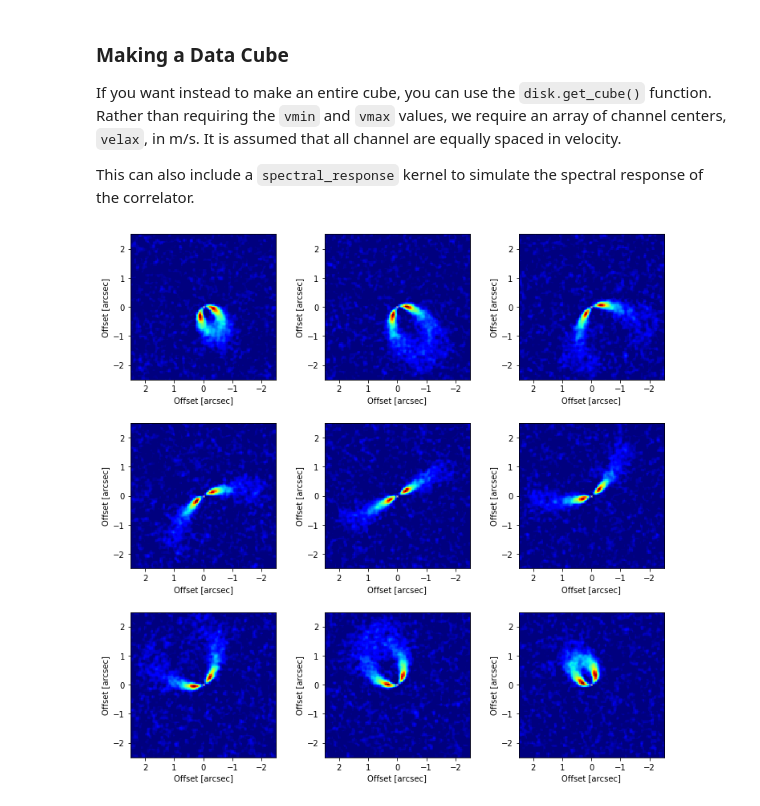
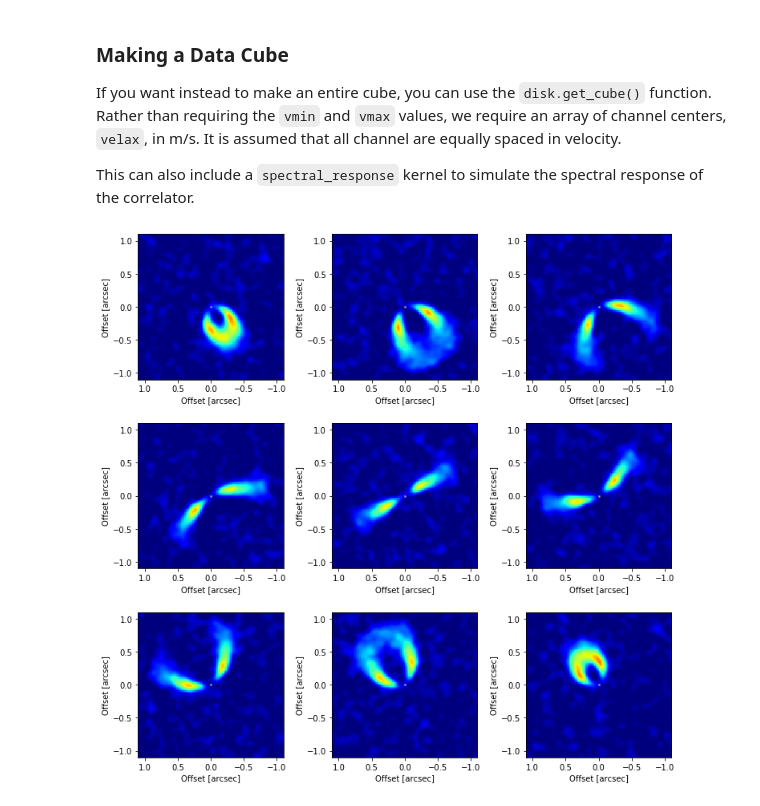
Before and after one commit to richteague/wrinkleology, a Jupyter notebook: HowTo - Making Simple Cubes.ipynb, the cells around one changed output. Saved outputs shown, nothing was run; the diff lists cells and outputs as text; code cells hidden in the pictures.

```diff
--- a/HowTo - Making Simple Cubes.ipynb
+++ b/HowTo - Making Simple Cubes.ipynb
@@ -13,4 +13,4 @@ To start a model, we need to specify a few things. Firstly, we need to define th
 # %%
 from simple_disk import simple_disk
-disk = simple_disk(inc=30.0, PA=30.0, mstar=0.5, FOV=5.0, Npix=128, dV0=150.0)
+disk = simple_disk(inc=30.0, PA=30.0)
 # %% [markdown]
@@ -293,13 +297,13 @@ If you want instead to make an entire cube, you can use the `disk.get_cube()` fu
 
 This can also include a `spectral_response` kernel to simulate the spectral response of the correlator.
 # %%
-velax = np.arange(-1000, 1250, 250)  # velocity axis in [m/s]
+velax = np.arange(-2000, 2500, 500)  # velocity axis in [m/s]
 cube = disk.get_cube(velax, bmaj=0.1, rms=1.0)  # make the imagecube
 
 fig, axs = plt.subplots(ncols=3, nrows=3, figsize=(12, 12), gridspec_kw=dict(wspace=0.3, hspace=0.3))
 for a, ax in enumerate(axs.flatten()):
     ax.imshow(cube[a], origin='lower', extent=disk.extent_sky,
-              vmin=0.0, vmax=30.0, cmap='jet')
+              vmin=0.0, vmax=35.0, cmap='jet')
     disk.format_sky_plot(ax)
 # %% [output]
-[figure, old version]
+[figure, new version]
```
Also changed, not shown: parts of 13 cells of this notebook, 3 other files.
